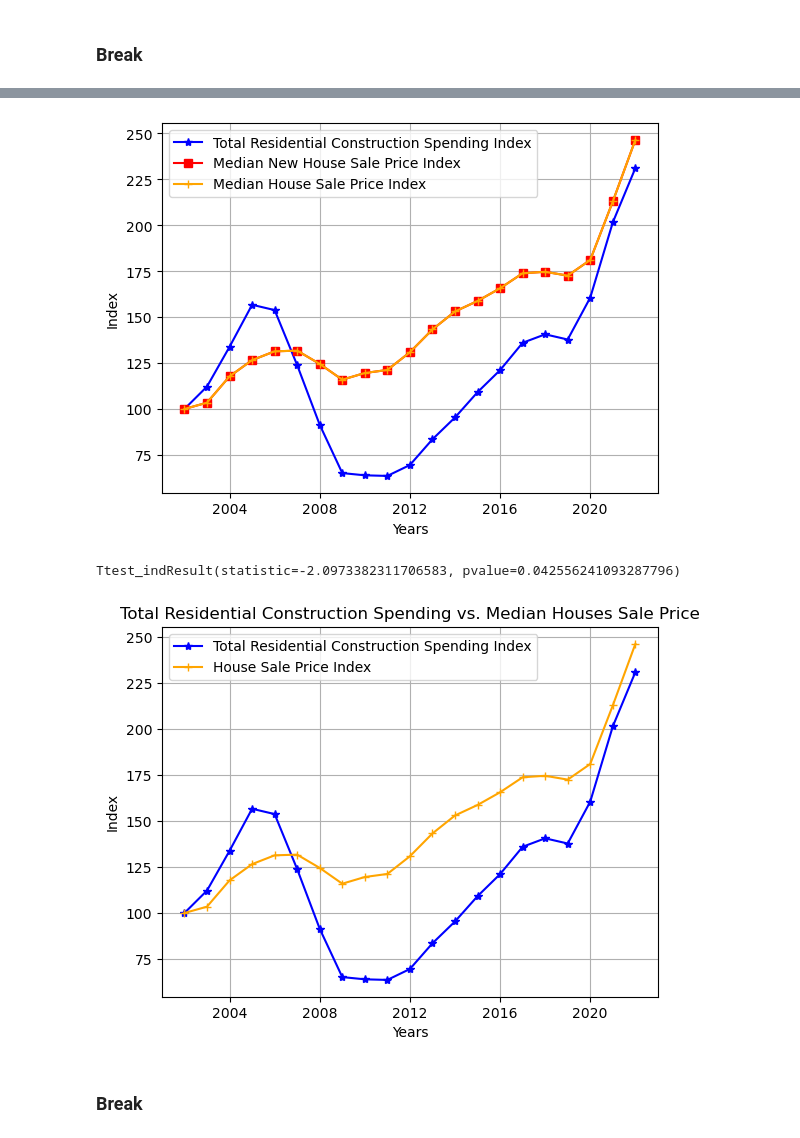
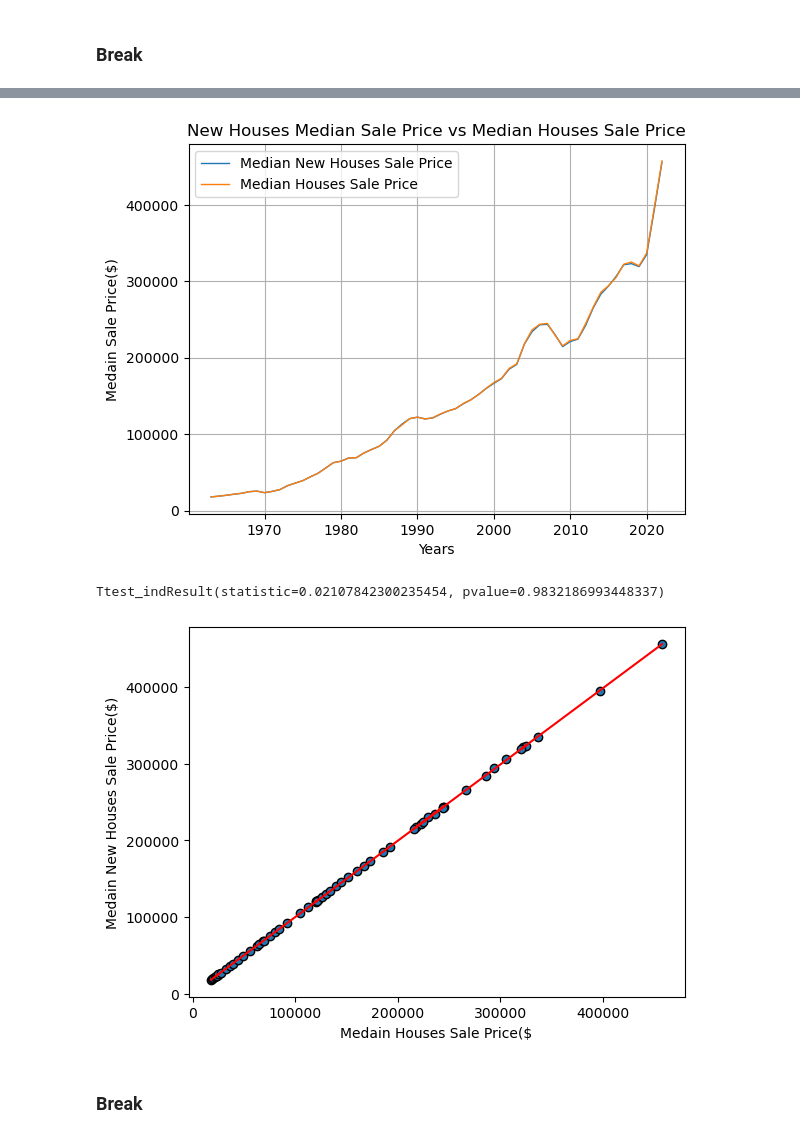
Before and after one commit to dthomas0424/Project1Team6, a Jupyter notebook: project_1_combined.ipynb, the cells around one changed output, grey strips where cells are left out. Saved outputs shown, nothing was run; the diff lists cells and outputs as text; code cells hidden in the pictures.

```diff
--- a/project_1_combined.ipynb
+++ b/project_1_combined.ipynb
@@ -352,6 +370,18 @@ dtype: object
 # %%
-final_comb_df['TLRESCONS_NBD20020101'] = final_comb_df['TLRESCONS_NBD20020101'].astype(float)
-final_comb_df['MSPNHS'] = final_comb_df['MSPNHS'].astype(float)
-final_comb_df.info()
-final_comb_df
+#Monthly data
+NHSP_an_path = "Input_Files/Median Sales Price for New Houses Sold Annual Raw.csv"
+HSP_an_path = "Input_Files/Median Sales Price of Houses Sold Annual Raw.csv"
+
+data2 = pd.read_csv(NHSP_an_path)
+NHa_data_df = pd.DataFrame(data2)
+data3 = pd.read_csv(HSP_an_path)
+Ha_data_df = pd.DataFrame(data3)
+NHa_data_df['DATE'] = NHa_data_df['DATE'].astype('datetime64[D]')
+Ha_data_df['DATE'] = Ha_data_df['DATE'].astype('datetime64[D]')
+
+NHSP_HSP = pd.merge(NHa_data_df, Ha_data_df, how="left", on=["DATE"])
+NHSP_HSP_df = pd.DataFrame(NHSP_HSP)
+#TCSR_NHSP_HSP_Pa_df.dropna(inplace=True)
+NHSP_HSP_df.drop(NHSP_HSP_df.tail(1).index,inplace=True)
+NHSP_HSP_df.head()
 # %% [output]
@@ -386,50 +394,43 @@ memory usage: 840.0 bytes
 # %%
-#all data plot
-date = final_comb_df['DATE']
-TCSR = final_comb_df['TLRESCONS_NBD20020101']
-NHSP = final_comb_df["MSPNHS"]
-HSP = final_comb_df['MSPNHSUS_NBD20020101']
+NHSP_HSP_df["MSPNHSUS"] = NHSP_HSP_df["MSPNHSUS"].astype(float)
+NHSP_HSP_df["MSPUS"] = NHSP_HSP_df["MSPUS"].astype(float)
 
-TCSR = plt.plot(date, TCSR, marker="*",color="blue", label="Total Residential Construction Spending Index")
-NHSP = plt.plot(date, NHSP, marker="s", color="Red", label="Median New House Sale Price Index")
-HSP = plt.plot(date, HSP, marker="+",color="orange", label="Median House Sale Price Index")
+date = NHSP_HSP_df["DATE"]
+NHSP = NHSP_HSP_df["MSPNHSUS"]
+HSP = NHSP_HSP_df["MSPUS"]
+
+plt.plot(date, NHSP, linewidth=1, label="Median New Houses Sale Price")
+plt.plot(date, HSP, linewidth=1, label="Median Houses Sale Price")
+
+plt.title("New Houses Median Sale Price vs Median Houses Sale Price")
+plt.ylabel("Medain Sale Price($)")
+plt.xlabel("Years")
 plt.legend(loc="best")
-
-plt.ylabel("Index")
-plt.xlabel("Years")
-
 plt.grid()
-NC_1 = plt.gcf()
+plt.savefig("Images/NC_AnnualRaw1.png")
 plt.show()
-NC_1.savefig("Images/NC_Annual1.png")
 # %% [output]
-[figure, old version]
+[figure, new version]
 # %%
-# Total Residential Construction Spending Index vs Median Houses Sale Price Index
-date = final_comb_df['DATE']
-x = final_comb_df['TLRESCONS_NBD20020101']
-#NHSP = final_comb_df["MSPNHS"]
-y = final_comb_df['MSPNHSUS_NBD20020101']
+y = NHSP_HSP_df["MSPNHSUS"]
+x = NHSP_HSP_df["MSPUS"]
 
-TCSR, = plt.plot(date, x, marker="*",color="blue", label="Total Residential Construction Spending Index")
-#NHSP, = plt.plot(date, NHSP, marker="s", color="Red", label="NHSP")
-HSP = plt.plot(date, y, marker="+",color="orange", label="House Sale Price Index")
+plt.scatter(x, y, edgecolor="black", label="Median New Houses Sale Price")
 
-plt.title("Total Residential Construction Spending vs. Median Houses Sale Price")
-plt.ylabel("Index")
-plt.xlabel("Years")
+slope, int, r, p, std_err = st.linregress(x, y)
+fit = slope * x + int
+plt.plot(x,fit, "r-")
 
 ttest = stats.ttest_ind(x, y, equal_var=False)
 print(ttest)
 
-plt.legend(loc="best")
-plt.grid()
-NC_2 = plt.gcf()
+plt.ylabel("Medain New Houses Sale Price($)")
+plt.xlabel("Medain Houses Sale Price($")
+plt.savefig("Images/NC_AnnualRaw2.png")
 plt.show()
-NC_2.savefig("Images/NC_Annual2.png")
 # %% [output]
-Ttest_indResult(statistic=-2.0973382311706583, pvalue=0.042556241093287796)
+Ttest_indResult(statistic=0.02107842300235454, pvalue=0.9832186993448337)
-[figure, old version]
+[figure, new version]
 # %% [markdown]
 ### Break
 # %%
```
Also changed, not shown: parts of 7 cells of this notebook.
